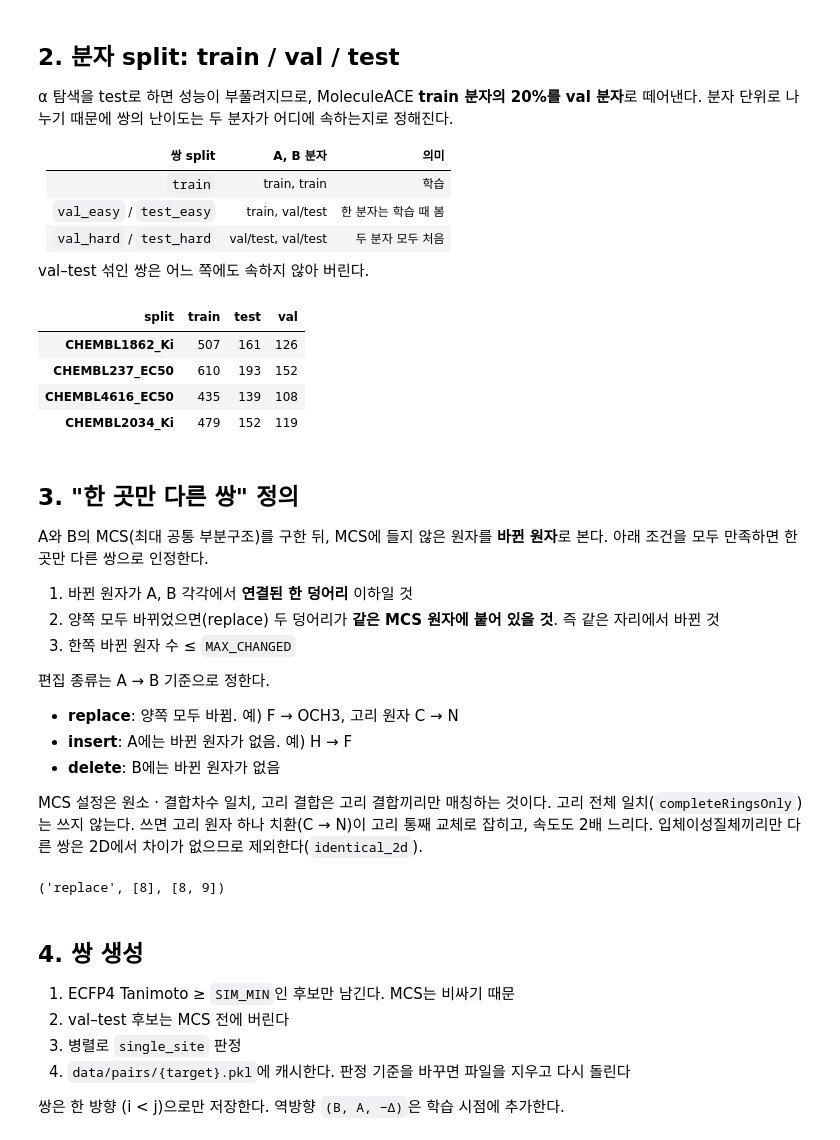
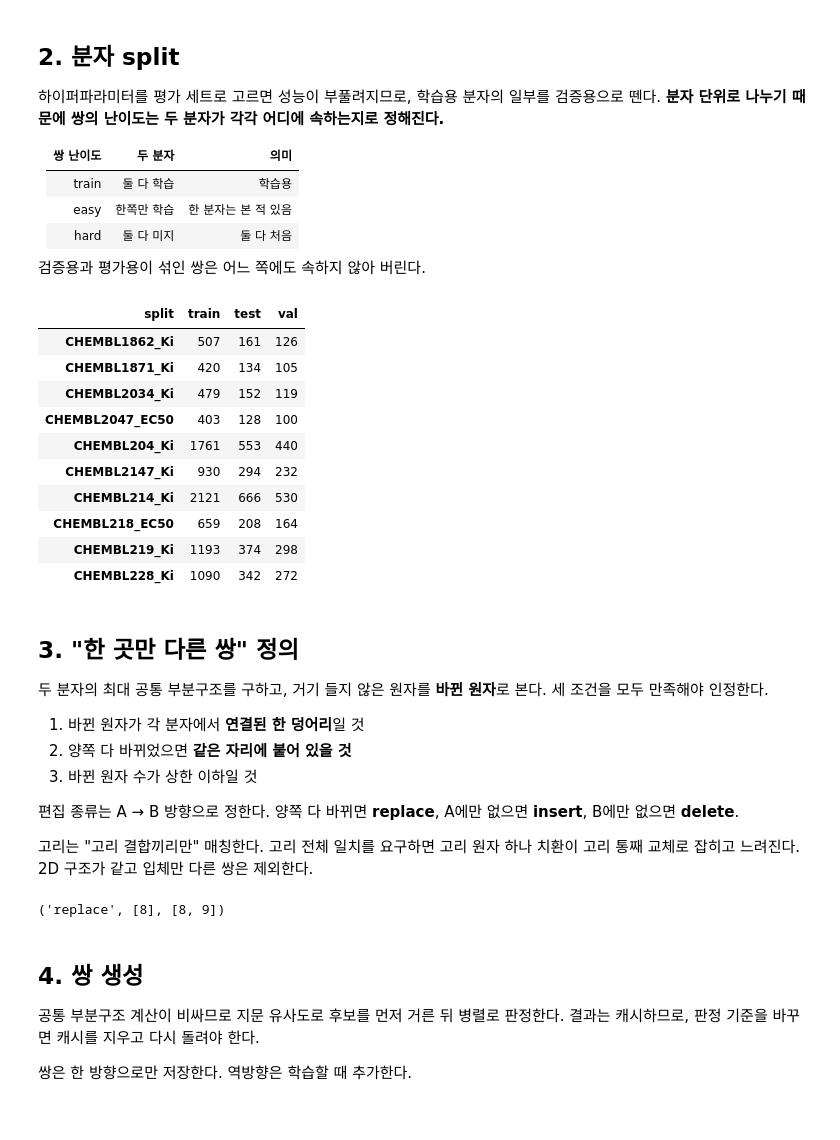
Before and after one commit to dlrudgms1234-commits/capstone, a Jupyter notebook: ac_pipeline.ipynb, the cells around one changed output. Saved outputs shown, nothing was run; the diff lists cells and outputs as text; code cells hidden in the pictures.

```diff
--- a/ac_pipeline.ipynb
+++ b/ac_pipeline.ipynb
@@ -24,12 +22,15 @@ DATA, PAIRS = 'data/moleculeace', 'data/pairs'
 # 개발용: 작고 cliff 비율 높은 타깃 4개 (Ki 2 + EC50 2). 괜찮으면 30개로 늘린다
 # CHEMBL2835_Ki는 쌍은 많지만 cliff 2%라 제외
 DEV_TARGETS = ['CHEMBL1862_Ki', 'CHEMBL237_EC50', 'CHEMBL4616_EC50', 'CHEMBL2034_Ki']
+USE_ALL_TARGETS = True  # True면 3번 셀에서 30개 전체로 바꾼다
 SEED = 0
+SEEDS = [0, 1, 2]       # 실행 간 편차를 재려면 시드가 여러 개여야 한다
 CLIFF = 1.0         # |Δ| >= 1 → cliff (MoleculeACE 기준, 10배)
 VAL_FRAC = 0.2      # train 분자 중 validation 비율
 SIM_MIN = 0.5       # ECFP4 Tanimoto 사전 필터 (MCS 통과 쌍의 99.5% 유지)
 MAX_CHANGED = 10    # 한쪽에서 바뀐 원자 수 상한 (MMP 관례)
 MCS_TIMEOUT = 1     # 초. 2초로 늘려도 통과 쌍 거의 같음
-N_JOBS = 32
+EXPAND_TRAIN = True # 학습 쌍을 유사도 조건만 만족하는 쌍 전부로 확대 (SQRL 방식). 평가 쌍은 그대로
+N_JOBS = 64
 os.makedirs(DATA, exist_ok=True); os.makedirs(PAIRS, exist_ok=True)
 # %% [markdown]
@@ -49,5 +48,8 @@ TARGETS = ['CHEMBL1862_Ki', 'CHEMBL1871_Ki', 'CHEMBL2034_Ki', 'CHEMBL2047_EC50',
 for t in TARGETS:
     if not os.path.exists(f'{DATA}/{t}.csv'):
         urllib.request.urlretrieve(f'{URL}{t}.csv', f'{DATA}/{t}.csv')
+if USE_ALL_TARGETS:
+    DEV_TARGETS = TARGETS
+print(f'사용 타깃 {len(DEV_TARGETS)}개')
 pd.Series({t: len(pd.read_csv(f'{DATA}/{t}.csv')) for t in TARGETS}, name='n_mols').sort_values().to_frame().T
 # %% [output]
@@ -57,50 +60,55 @@ pd.Series({t: len(pd.read_csv(f'{DATA}/{t}.csv')) for t in TARGETS}, name='n_mol
 # %% [markdown]
-## 2. 분자 split: train / val / test
+## 2. 분자 split
 
-α 탐색을 test로 하면 성능이 부풀려지므로, MoleculeACE **train 분자의 20%를 val 분자**로 떼어낸다.
-분자 단위로 나누기 때문에 쌍의 난이도는 두 분자가 어디에 속하는지로 정해진다.
+하이퍼파라미터를 평가 세트로 고르면 성능이 부풀려지므로, 학습용 분자의 일부를 검증용으로 뗀다.
+**분자 단위로 나누기 때문에 쌍의 난이도는 두 분자가 각각 어디에 속하는지로 정해진다.**
 
-| 쌍 split | A, B 분자 | 의미 |
+| 쌍 난이도 | 두 분자 | 의미 |
 |---|---|---|
-| `train` | train, train | 학습 |
-| `val_easy` / `test_easy` | train, val/test | 한 분자는 학습 때 봄 |
-| `val_hard` / `test_hard` | val/test, val/test | 두 분자 모두 처음 |
+| train | 둘 다 학습 | 학습용 |
+| easy | 한쪽만 학습 | 한 분자는 본 적 있음 |
+| hard | 둘 다 미지 | 둘 다 처음 |
 
-val–test 섞인 쌍은 어느 쪽에도 속하지 않아 버린다.
+검증용과 평가용이 섞인 쌍은 어느 쪽에도 속하지 않아 버린다.
 # %%
+from functools import lru_cache
+
+@lru_cache(maxsize=None)   # 30개 타깃이면 load가 수십 번 불린다
 def load(target):
     df = pd.read_csv(f'{DATA}/{target}.csv').rename(columns={'y [pEC50/pKi]': 'p'})[['smiles', 'p', 'cliff_mol', 'split']]
     train = df.index[df.split == 'train']
     rng = np.random.default_rng(SEED)
     # ponytail: 단순 무작위 추출. val 결과가 흔들리면 cliff_mol 기준 층화 추출로 바꾼다
     df.loc[rng.choice(train, int(len(train) * VAL_FRAC), replace=False), 'split'] = 'val'
     return df
 
-pd.DataFrame({t: load(t).split.value_counts() for t in DEV_TARGETS}).T
+pd.DataFrame({t: load(t).split.value_counts() for t in DEV_TARGETS}).T.head(10)
 # %% [output]
 | split | train | test | val |
 | CHEMBL1862_Ki | 507 | 161 | 126 |
-| CHEMBL237_EC50 | 610 | 193 | 152 |
-| CHEMBL4616_EC50 | 435 | 139 | 108 |
+| CHEMBL1871_Ki | 420 | 134 | 105 |
 | CHEMBL2034_Ki | 479 | 152 | 119 |
+| CHEMBL2047_EC50 | 403 | 128 | 100 |
+| CHEMBL204_Ki | 1761 | 553 | 440 |
+| CHEMBL2147_Ki | 930 | 294 | 232 |
+| CHEMBL214_Ki | 2121 | 666 | 530 |
+| CHEMBL218_EC50 | 659 | 208 | 164 |
+| CHEMBL219_Ki | 1193 | 374 | 298 |
+| CHEMBL228_Ki | 1090 | 342 | 272 |
 # %% [markdown]
 ## 3. "한 곳만 다른 쌍" 정의
 
-A와 B의 MCS(최대 공통 부분구조)를 구한 뒤, MCS에 들지 않은 원자를 **바뀐 원자**로 본다.
-아래 조건을 모두 만족하면 한 곳만 다른 쌍으로 인정한다.
+두 분자의 최대 공통 부분구조를 구하고, 거기 들지 않은 원자를 **바뀐 원자**로 본다.
+세 조건을 모두 만족해야 인정한다.
 
-1. 바뀐 원자가 A, B 각각에서 **연결된 한 덩어리** 이하일 것
-2. 양쪽 모두 바뀌었으면(replace) 두 덩어리가 **같은 MCS 원자에 붙어 있을 것**. 즉 같은 자리에서 바뀐 것
-3. 한쪽 바뀐 원자 수 ≤ `MAX_CHANGED`
+1. 바뀐 원자가 각 분자에서 **연결된 한 덩어리**일 것
+2. 양쪽 다 바뀌었으면 **같은 자리에 붙어 있을 것**
+3. 바뀐 원자 수가 상한 이하일 것
 
-편집 종류는 A → B 기준으로 정한다.
-- **replace**: 양쪽 모두 바뀜. 예) F → OCH3, 고리 원자 C → N
-- **insert**: A에는 바뀐 원자가 없음. 예) H → F
-- **delete**: B에는 바뀐 원자가 없음
+편집 종류는 A → B 방향으로 정한다. 양쪽 다 바뀌면 **replace**, A에만 없으면 **insert**, B에만 없으면 **delete**.
 
-MCS 설정은 원소 · 결합차수 일치, 고리 결합은 고리 결합끼리만 매칭하는 것이다.
-고리 전체 일치(`completeRingsOnly`)는 쓰지 않는다. 쓰면 고리 원자 하나 치환(C → N)이 고리 통째 교체로 잡히고, 속도도 2배 느리다.
-입체이성질체끼리만 다른 쌍은 2D에서 차이가 없으므로 제외한다(`identical_2d`).
+고리는 "고리 결합끼리만" 매칭한다. 고리 전체 일치를 요구하면 고리 원자 하나 치환이 고리 통째 교체로 잡히고 느려진다.
+2D 구조가 같고 입체만 다른 쌍은 제외한다.
 # %%
 def n_components(mol, atoms):
     left, n = set(atoms), 0
@@ -155,12 +163,10 @@ single_site('CC(=O)Nc1ccc(F)cc1', 'CC(=O)Nc1ccc(OC)cc1')
 # %% [markdown]
 ## 4. 쌍 생성
 
-1. ECFP4 Tanimoto ≥ `SIM_MIN`인 후보만 남긴다. MCS는 비싸기 때문
-2. val–test 후보는 MCS 전에 버린다
-3. 병렬로 `single_site` 판정
-4. `data/pairs/{target}.pkl`에 캐시한다. 판정 기준을 바꾸면 파일을 지우고 다시 돌린다
+공통 부분구조 계산이 비싸므로 지문 유사도로 후보를 먼저 거른 뒤 병렬로 판정한다.
+결과는 캐시하므로, 판정 기준을 바꾸면 캐시를 지우고 다시 돌려야 한다.
 
-쌍은 한 방향 (i < j)으로만 저장한다. 역방향 `(B, A, −Δ)`은 학습 시점에 추가한다.
+쌍은 한 방향으로만 저장한다. 역방향은 학습할 때 추가한다.
 # %%
 FPGEN = rdFingerprintGenerator.GetMorganGenerator(radius=2, fpSize=2048)
 PAIR_SPLIT = {('train', 'train'): 'train', ('train', 'val'): 'val_easy', ('val', 'val'): 'val_hard',
```
Also changed, not shown: parts of 49 cells of this notebook, 1 other file.
